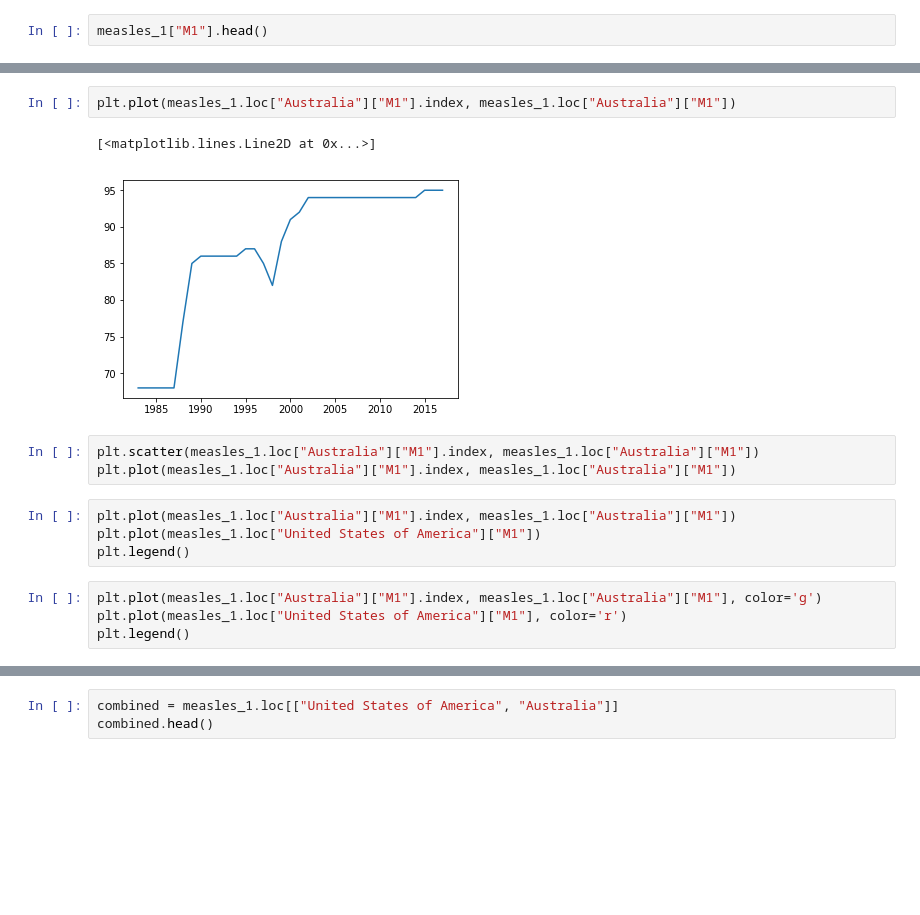
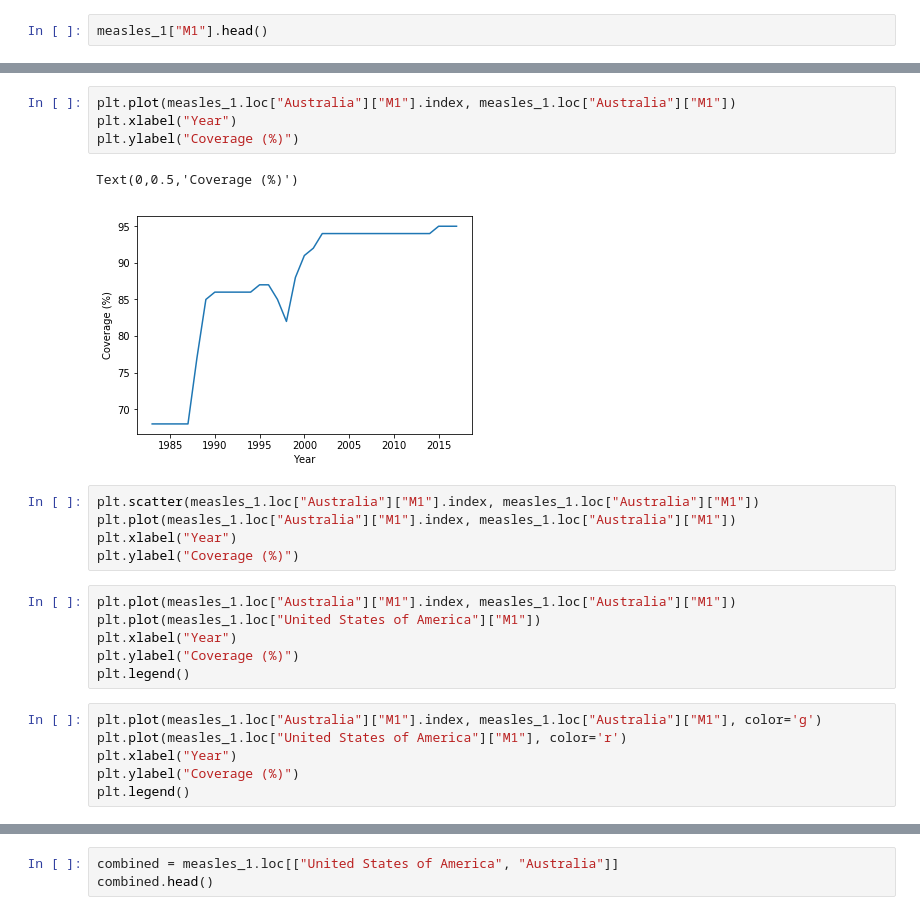
Before and after one commit to noatgnu/cds-python-graph, a Jupyter notebook: notebooks/main.ipynb, the cells around one changed output, grey strips where cells are left out. Cells and saved outputs as stored; diff of their text form; blank space fills up the shorter version.

```diff
--- a/notebooks/main.ipynb
+++ b/notebooks/main.ipynb
@@ -80,16 +98,24 @@ plt.scatter(measles_1.loc["Australia"]["M1"].index, measles_1.loc["Australia"]["
 # %%
 plt.plot(measles_1.loc["Australia"]["M1"].index, measles_1.loc["Australia"]["M1"])
+plt.xlabel("Year")
+plt.ylabel("Coverage (%)")
 # %% [output]
-[<matplotlib.lines.Line2D at 0x...>]
+Text(0,0.5,'Coverage (%)')
-[figure, old version]
+[figure, new version]
 # %%
 plt.scatter(measles_1.loc["Australia"]["M1"].index, measles_1.loc["Australia"]["M1"])
 plt.plot(measles_1.loc["Australia"]["M1"].index, measles_1.loc["Australia"]["M1"])
+plt.xlabel("Year")
+plt.ylabel("Coverage (%)")
 # %%
 plt.plot(measles_1.loc["Australia"]["M1"].index, measles_1.loc["Australia"]["M1"])
 plt.plot(measles_1.loc["United States of America"]["M1"])
+plt.xlabel("Year")
+plt.ylabel("Coverage (%)")
 plt.legend()
 # %%
 plt.plot(measles_1.loc["Australia"]["M1"].index, measles_1.loc["Australia"]["M1"], color='g')
 plt.plot(measles_1.loc["United States of America"]["M1"], color='r')
+plt.xlabel("Year")
+plt.ylabel("Coverage (%)")
 plt.legend()
```
Also changed, not shown: parts of 15 cells of this notebook.
